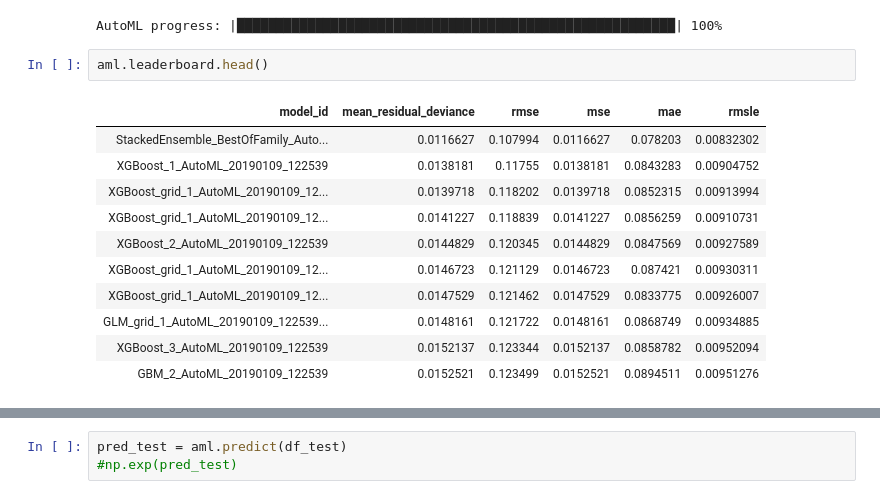
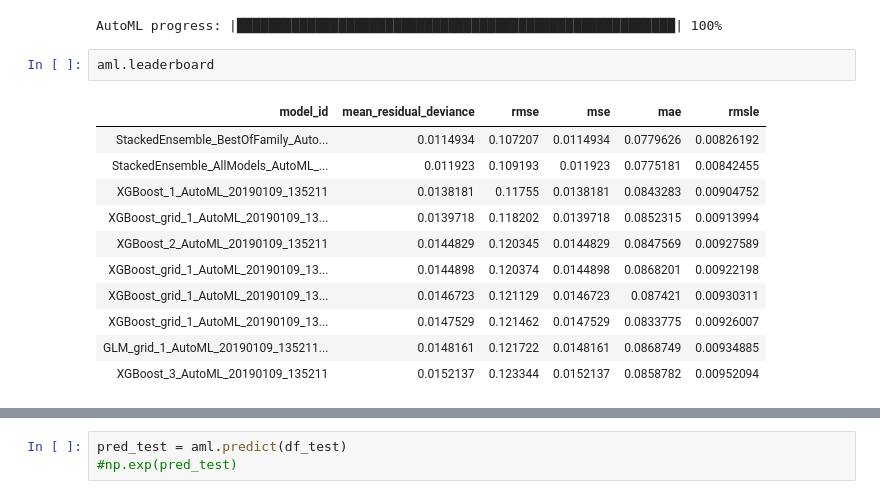
Before and after one commit to Michaels72/House_Price_Prediciton, a Jupyter notebook: HousePrices.ipynb, the cells around one changed output, grey strips where cells are left out. Drawn from its saved outputs; the diff is of its cells as text.

```diff
--- a/HousePrices.ipynb
+++ b/HousePrices.ipynb
@@ -692,19 +724,19 @@ aml.train(y = y, training_frame = train_aml, leaderboard_frame = val)
 # %% [output]
 AutoML progress: |████████████████████████████████████████████████████████| 100%
 # %%
-aml.leaderboard.head()
+aml.leaderboard
 # %% [output]
 | model_id | mean_residual_deviance | rmse | mse | mae | rmsle |
-| StackedEnsemble_BestOfFamily_Auto... | 0.0116627 | 0.107994 | 0.0116627 | 0.078203 | 0.00832302 |
-| XGBoost_1_AutoML_20190109_122539 | 0.0138181 | 0.11755 | 0.0138181 | 0.0843283 | 0.00904752 |
-| XGBoost_grid_1_AutoML_20190109_12... | 0.0139718 | 0.118202 | 0.0139718 | 0.0852315 | 0.00913994 |
-| XGBoost_grid_1_AutoML_20190109_12... | 0.0141227 | 0.118839 | 0.0141227 | 0.0856259 | 0.00910731 |
-| XGBoost_2_AutoML_20190109_122539 | 0.0144829 | 0.120345 | 0.0144829 | 0.0847569 | 0.00927589 |
-| XGBoost_grid_1_AutoML_20190109_12... | 0.0146723 | 0.121129 | 0.0146723 | 0.087421 | 0.00930311 |
-| XGBoost_grid_1_AutoML_20190109_12... | 0.0147529 | 0.121462 | 0.0147529 | 0.0833775 | 0.00926007 |
-| GLM_grid_1_AutoML_20190109_122539... | 0.0148161 | 0.121722 | 0.0148161 | 0.0868749 | 0.00934885 |
-| XGBoost_3_AutoML_20190109_122539 | 0.0152137 | 0.123344 | 0.0152137 | 0.0858782 | 0.00952094 |
-| GBM_2_AutoML_20190109_122539 | 0.0152521 | 0.123499 | 0.0152521 | 0.0894511 | 0.00951276 |
+| StackedEnsemble_BestOfFamily_Auto... | 0.0114934 | 0.107207 | 0.0114934 | 0.0779626 | 0.00826192 |
+| StackedEnsemble_AllModels_AutoML_... | 0.011923 | 0.109193 | 0.011923 | 0.0775181 | 0.00842455 |
+| XGBoost_1_AutoML_20190109_135211 | 0.0138181 | 0.11755 | 0.0138181 | 0.0843283 | 0.00904752 |
+| XGBoost_grid_1_AutoML_20190109_13... | 0.0139718 | 0.118202 | 0.0139718 | 0.0852315 | 0.00913994 |
+| XGBoost_2_AutoML_20190109_135211 | 0.0144829 | 0.120345 | 0.0144829 | 0.0847569 | 0.00927589 |
+| XGBoost_grid_1_AutoML_20190109_13... | 0.0144898 | 0.120374 | 0.0144898 | 0.0868201 | 0.00922198 |
+| XGBoost_grid_1_AutoML_20190109_13... | 0.0146723 | 0.121129 | 0.0146723 | 0.087421 | 0.00930311 |
+| XGBoost_grid_1_AutoML_20190109_13... | 0.0147529 | 0.121462 | 0.0147529 | 0.0833775 | 0.00926007 |
+| GLM_grid_1_AutoML_20190109_135211... | 0.0148161 | 0.121722 | 0.0148161 | 0.0868749 | 0.00934885 |
+| XGBoost_3_AutoML_20190109_135211 | 0.0152137 | 0.123344 | 0.0152137 | 0.0858782 | 0.00952094 |
 # %%
 pred = aml.predict(val)
 pred.head()
```
Also changed, not shown: parts of 28 cells of this notebook.
